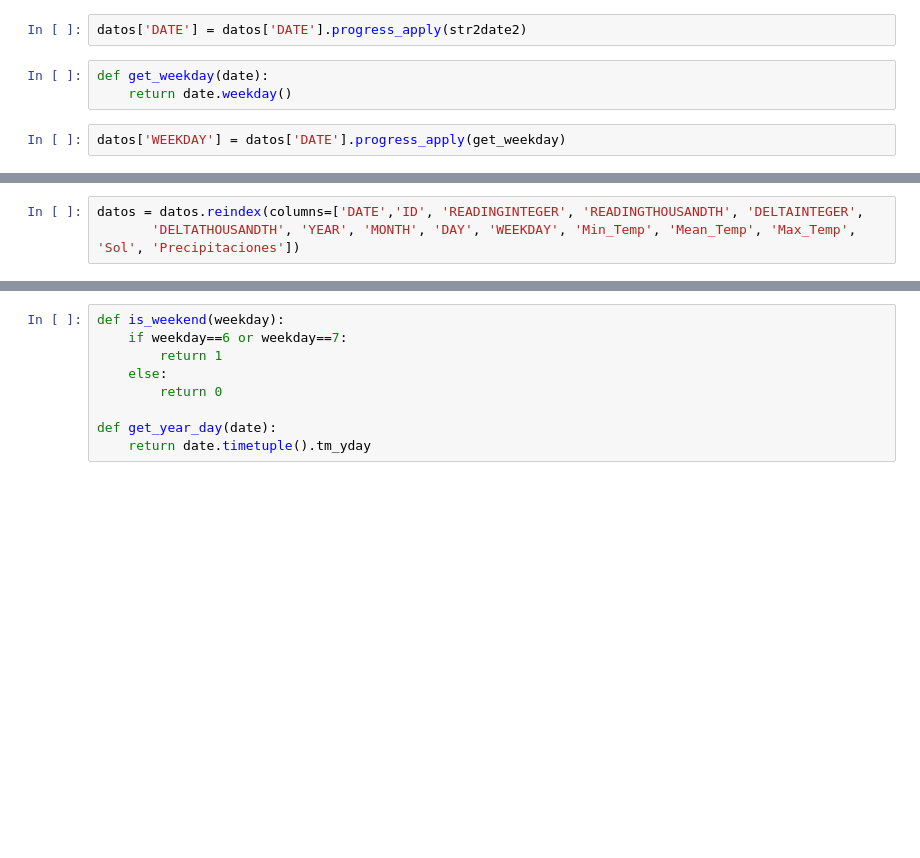
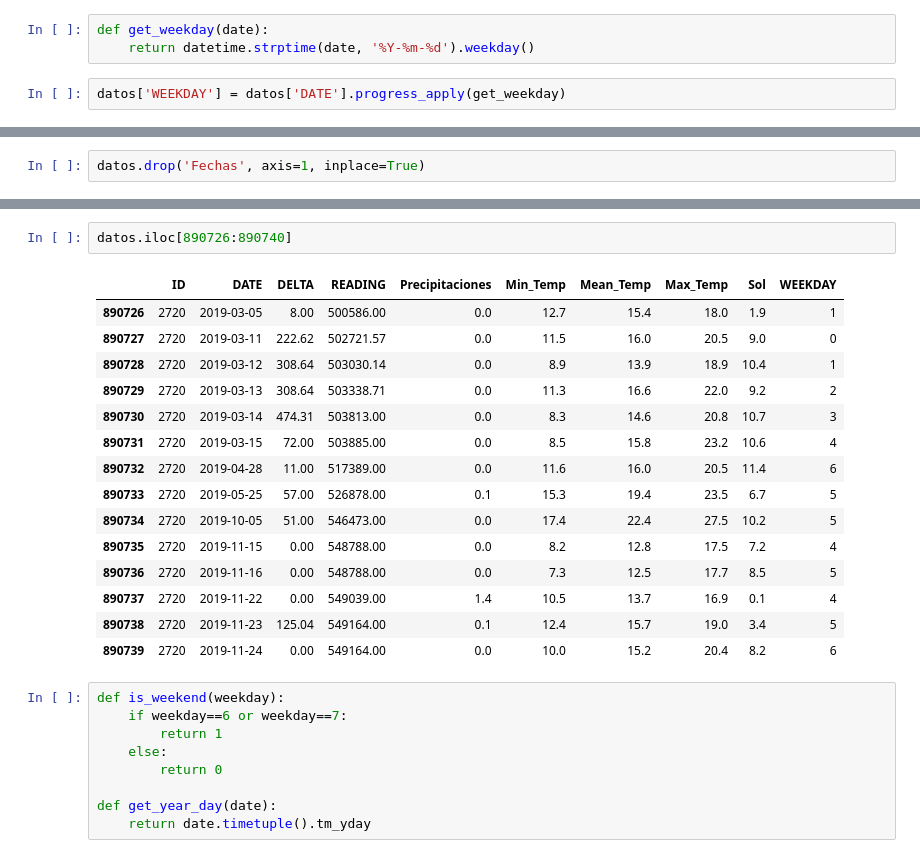
Before and after one commit to sgavela/water_footprint, a Jupyter notebook: exploration_preprocessing/Preprocesado.ipynb, the cells around one changed output, grey strips where cells are left out. Cells and saved outputs as stored; diff of their text form; blank space fills up the shorter version.

```diff
--- a/exploration_preprocessing/Preprocesado.ipynb
+++ b/exploration_preprocessing/Preprocesado.ipynb
@@ -233,7 +194,5 @@ def str2date2(string):
-# %%
-datos['DATE'] = datos['DATE'].progress_apply(str2date2)
 # %%
 def get_weekday(date):
-    return date.weekday()
+    return datetime.strptime(date, '%Y-%m-%d').weekday()
 # %%
 datos['WEEKDAY'] = datos['DATE'].progress_apply(get_weekday)
@@ -247,3 +199,2 @@ Index(['DATE', 'ID', 'READINGINTEGER', 'READINGTHOUSANDTH', 'DELTAINTEGER',
-# %%
-datos = datos.reindex(columns=['DATE','ID', 'READINGINTEGER', 'READINGTHOUSANDTH', 'DELTAINTEGER',
-       'DELTATHOUSANDTH', 'YEAR', 'MONTH', 'DAY', 'WEEKDAY', 'Min_Temp', 'Mean_Temp', 'Max_Temp', 'Sol', 'Precipitaciones'])
+# %%
+datos.drop('Fechas', axis=1, inplace=True)
@@ -250,3 +230,21 @@ datos = datos.reindex(columns=['DATE','ID', 'READINGINTEGER', 'READINGTHOUSANDTH
+# %%
+datos.iloc[890726:890740]
+# %% [output]
+|  | ID | DATE | DELTA | READING | Precipitaciones | Min_Temp | Mean_Temp | Max_Temp | Sol | WEEKDAY |
+| 890726 | 2720 | 2019-03-05 | 8.00 | 500586.00 | 0.0 | 12.7 | 15.4 | 18.0 | 1.9 | 1 |
+| 890727 | 2720 | 2019-03-11 | 222.62 | 502721.57 | 0.0 | 11.5 | 16.0 | 20.5 | 9.0 | 0 |
+| 890728 | 2720 | 2019-03-12 | 308.64 | 503030.14 | 0.0 | 8.9 | 13.9 | 18.9 | 10.4 | 1 |
+| 890729 | 2720 | 2019-03-13 | 308.64 | 503338.71 | 0.0 | 11.3 | 16.6 | 22.0 | 9.2 | 2 |
+| 890730 | 2720 | 2019-03-14 | 474.31 | 503813.00 | 0.0 | 8.3 | 14.6 | 20.8 | 10.7 | 3 |
+| 890731 | 2720 | 2019-03-15 | 72.00 | 503885.00 | 0.0 | 8.5 | 15.8 | 23.2 | 10.6 | 4 |
+| 890732 | 2720 | 2019-04-28 | 11.00 | 517389.00 | 0.0 | 11.6 | 16.0 | 20.5 | 11.4 | 6 |
+| 890733 | 2720 | 2019-05-25 | 57.00 | 526878.00 | 0.1 | 15.3 | 19.4 | 23.5 | 6.7 | 5 |
+| 890734 | 2720 | 2019-10-05 | 51.00 | 546473.00 | 0.0 | 17.4 | 22.4 | 27.5 | 10.2 | 5 |
+| 890735 | 2720 | 2019-11-15 | 0.00 | 548788.00 | 0.0 | 8.2 | 12.8 | 17.5 | 7.2 | 4 |
+| 890736 | 2720 | 2019-11-16 | 0.00 | 548788.00 | 0.0 | 7.3 | 12.5 | 17.7 | 8.5 | 5 |
+| 890737 | 2720 | 2019-11-22 | 0.00 | 549039.00 | 1.4 | 10.5 | 13.7 | 16.9 | 0.1 | 4 |
+| 890738 | 2720 | 2019-11-23 | 125.04 | 549164.00 | 0.1 | 12.4 | 15.7 | 19.0 | 3.4 | 5 |
+| 890739 | 2720 | 2019-11-24 | 0.00 | 549164.00 | 0.0 | 10.0 | 15.2 | 20.4 | 8.2 | 6 |
 # %%
 def is_weekend(weekday):
     if weekday==6 or weekday==7:
```
Also changed, not shown: parts of 36 cells of this notebook, 2 other files.
